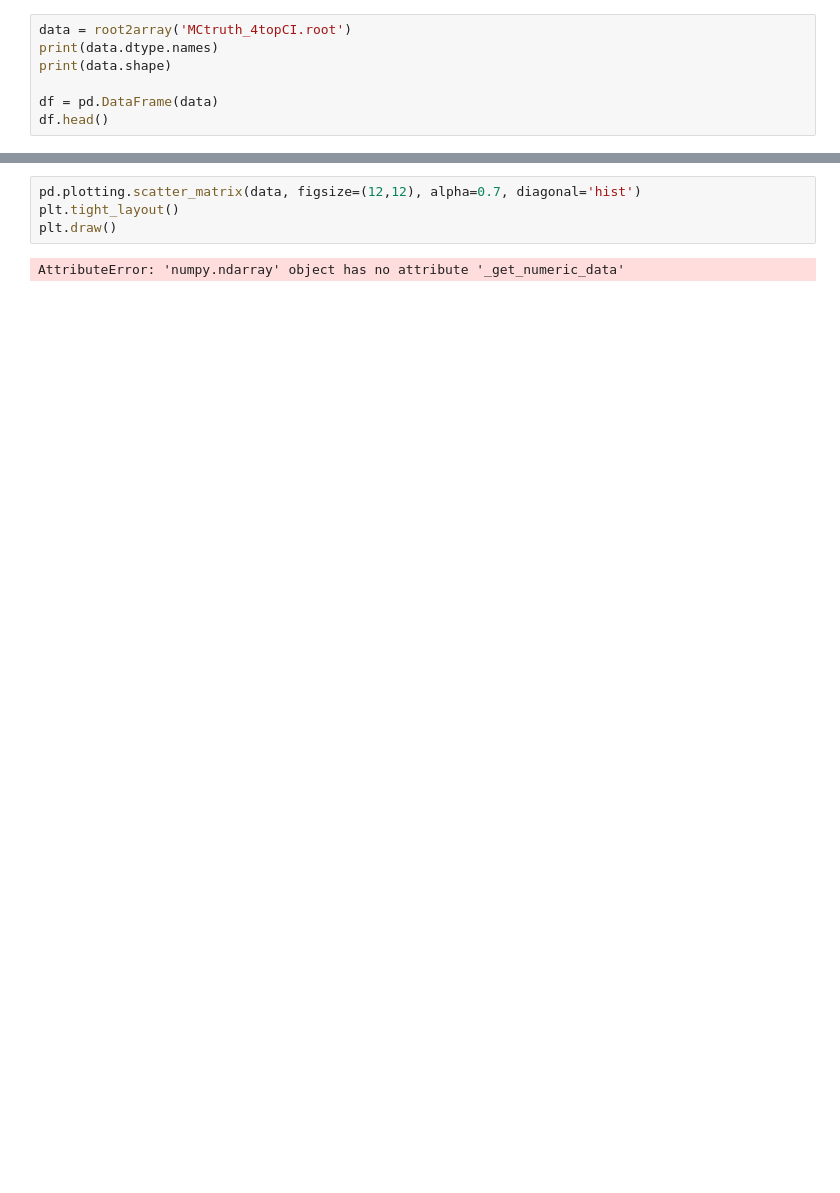
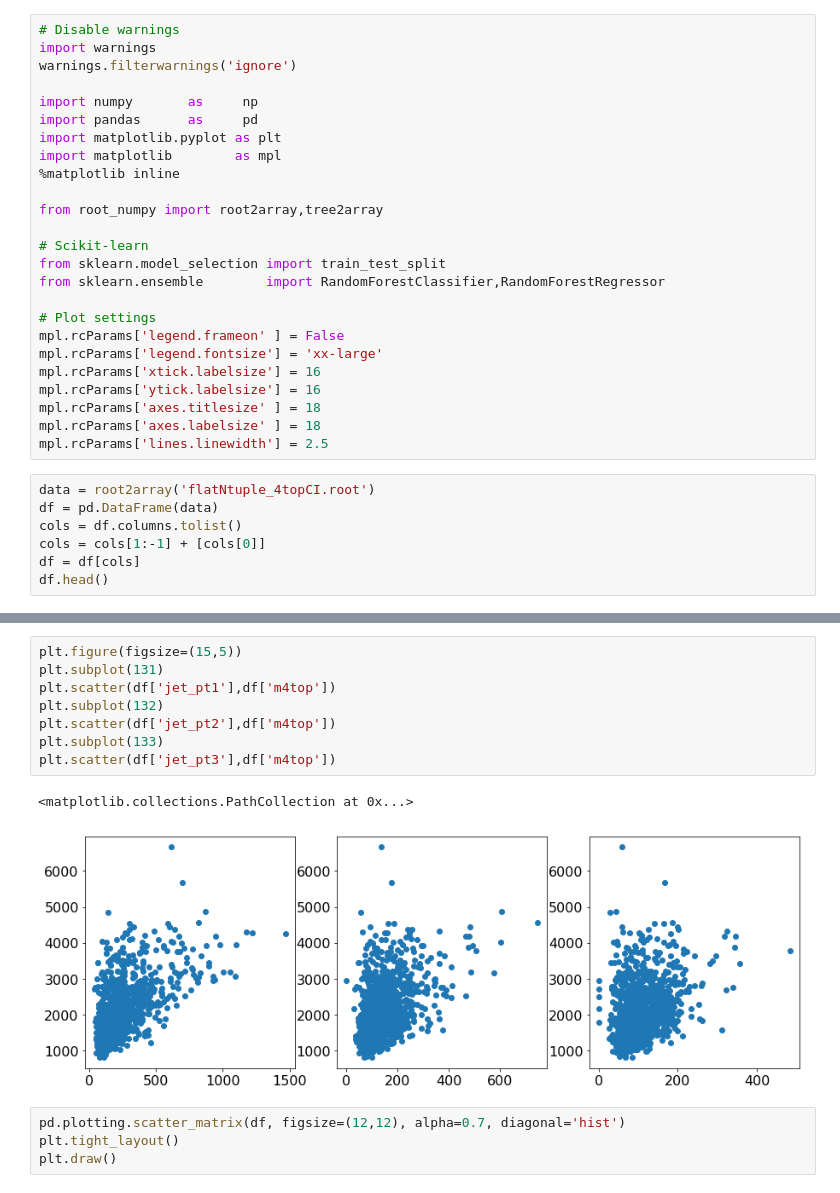
Before and after one commit to rmadar/ML-HEP, a Jupyter notebook: TestRootNumpy.ipynb, the cells around one changed output, grey strips where cells are left out. Drawn from its saved outputs; the diff is of its cells as text; blank space fills up the shorter version.

Commit message:
Making a strictly flat ntuple and adding a first try with random forest

```diff
--- a/TestRootNumpy.ipynb
+++ b/TestRootNumpy.ipynb
@@ -5,8 +1,33 @@ from   root_numpy import root2array, tree2array
+# %%
+# Disable warnings
+import warnings
+warnings.filterwarnings('ignore')
+
+import numpy       as     np
+import pandas      as     pd
+import matplotlib.pyplot as plt
+import matplotlib        as mpl
+%matplotlib inline
+
+from root_numpy import root2array,tree2array
+
+# Scikit-learn
+from sklearn.model_selection import train_test_split
+from sklearn.ensemble        import RandomForestClassifier,RandomForestRegressor
+
+# Plot settings
+mpl.rcParams['legend.frameon' ] = False
+mpl.rcParams['legend.fontsize'] = 'xx-large'
+mpl.rcParams['xtick.labelsize'] = 16
+mpl.rcParams['ytick.labelsize'] = 16
+mpl.rcParams['axes.titlesize' ] = 18
+mpl.rcParams['axes.labelsize' ] = 18
+mpl.rcParams['lines.linewidth'] = 2.5
 # %%
-data = root2array('MCtruth_4topCI.root')
-print(data.dtype.names)
-print(data.shape)
-
+data = root2array('flatNtuple_4topCI.root')
 df = pd.DataFrame(data)
+cols = df.columns.tolist()
+cols = cols[1:-1] + [cols[0]]
+df = df[cols]
 df.head()
 # %% [output]
@@ -21,6 +41,15 @@ df.head()
+# %%
+plt.figure(figsize=(15,5))
+plt.subplot(131)
+plt.scatter(df['jet_pt1'],df['m4top'])
+plt.subplot(132)
+plt.scatter(df['jet_pt2'],df['m4top'])
+plt.subplot(133)
+plt.scatter(df['jet_pt3'],df['m4top'])
+# %% [output]
+<matplotlib.collections.PathCollection at 0x...>
+[figure, added]
 # %%
-pd.plotting.scatter_matrix(data, figsize=(12,12), alpha=0.7, diagonal='hist')
+pd.plotting.scatter_matrix(df, figsize=(12,12), alpha=0.7, diagonal='hist')
 plt.tight_layout()
 plt.draw()
-# %% [output]
-AttributeError: 'numpy.ndarray' object has no attribute '_get_numeric_data'
```
Also changed, not shown: parts of 6 cells of this notebook, 2 other files.
